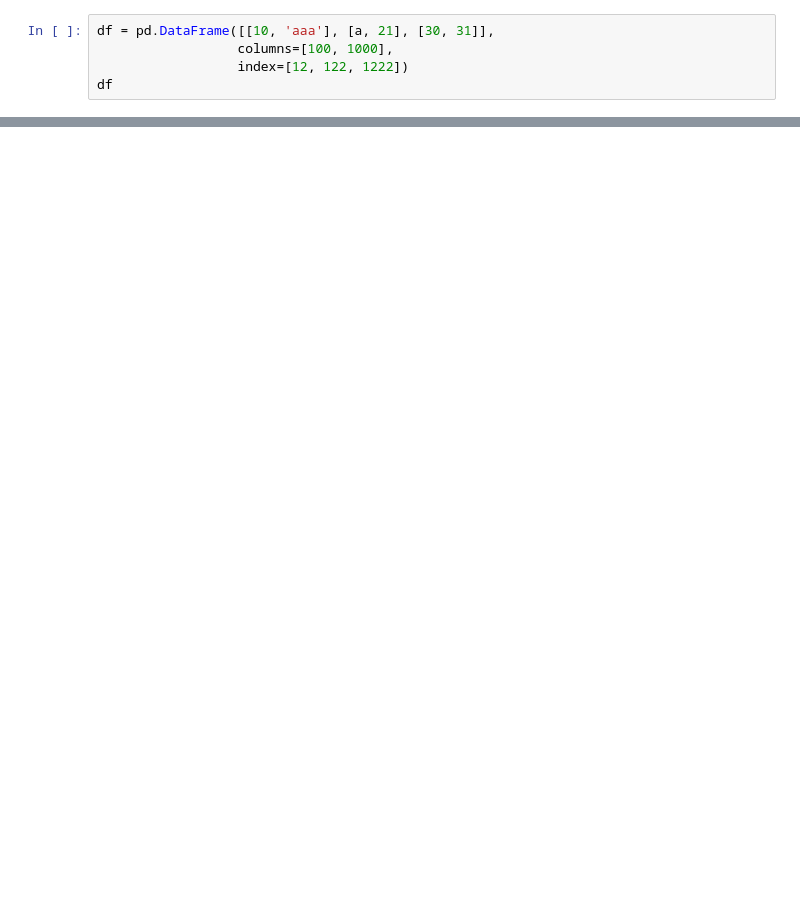
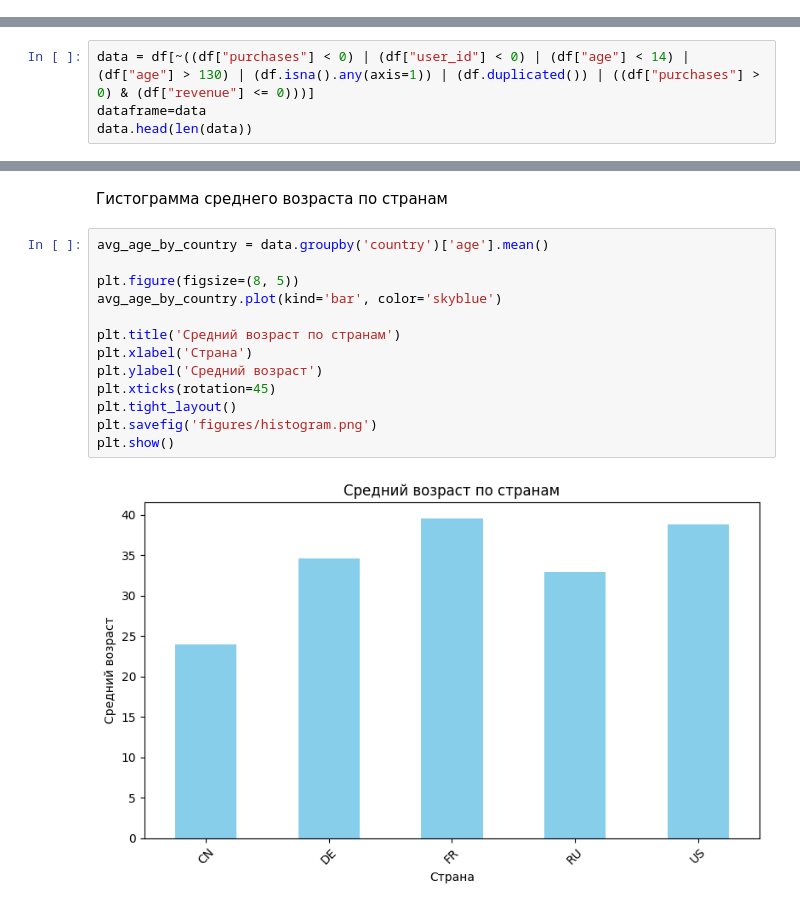
Before and after one commit to Androgorodok/aiecity, a Jupyter notebook: homeworks/HW02/HW02.ipynb, the cells around one changed output, grey strips where cells are left out. Cells and saved outputs as stored; diff of their text form; blank space fills up the shorter version.

```diff
--- a/homeworks/HW02/HW02.ipynb
+++ b/homeworks/HW02/HW02.ipynb
@@ -19,5 +31,0 @@ FileNotFoundError: [Errno 2] No such file or directory: 'S02-hw-dataset.csv'
-# %%
-df = pd.DataFrame([[10, 'aaa'], [a, 21], [30, 31]],
-                  columns=[100, 1000],
-                  index=[12, 122, 1222])
-df
@@ -32,0 +88,4 @@ df.iloc[1, 1]
+# %%
+data = df[~((df["purchases"] < 0) | (df["user_id"] < 0) | (df["age"] < 14) | (df["age"] > 130) | (df.isna().any(axis=1)) | (df.duplicated()) | ((df["purchases"] > 0) & (df["revenue"] <= 0)))]
+dataframe=data
+data.head(len(data))
@@ -32,0 +173,17 @@ df.iloc[1, 1]
+# %% [markdown]
+Гистограмма среднего возраста по странам
+# %%
+avg_age_by_country = data.groupby('country')['age'].mean()
+
+plt.figure(figsize=(8, 5))
+avg_age_by_country.plot(kind='bar', color='skyblue')
+
+plt.title('Средний возраст по странам')
+plt.xlabel('Страна')
+plt.ylabel('Средний возраст')
+plt.xticks(rotation=45)
+plt.tight_layout()
+plt.savefig('figures/histogram.png')
+plt.show()
+# %% [output]
+[figure, added]
```
Also changed, not shown: parts of 26 cells of this notebook, 3 other files.
